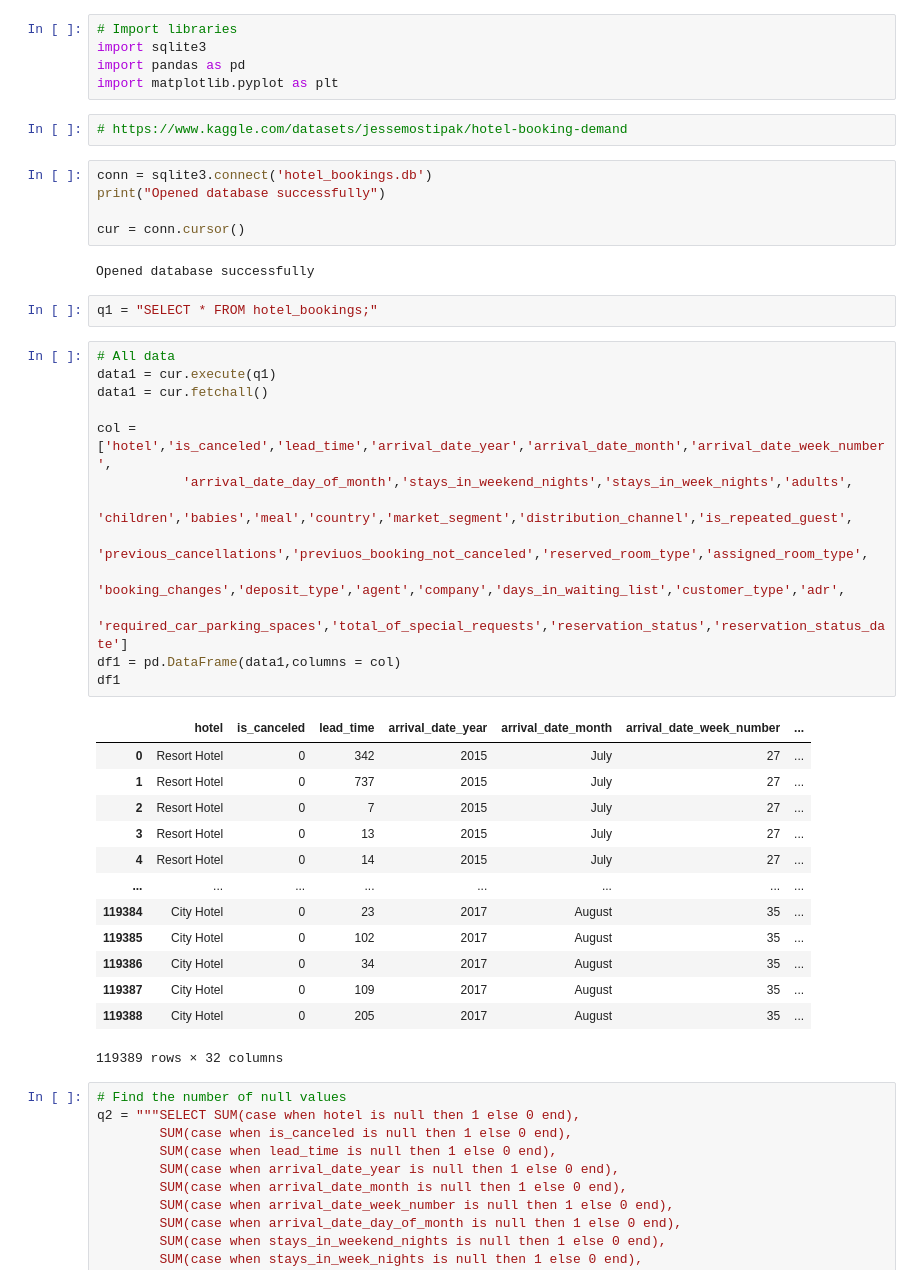
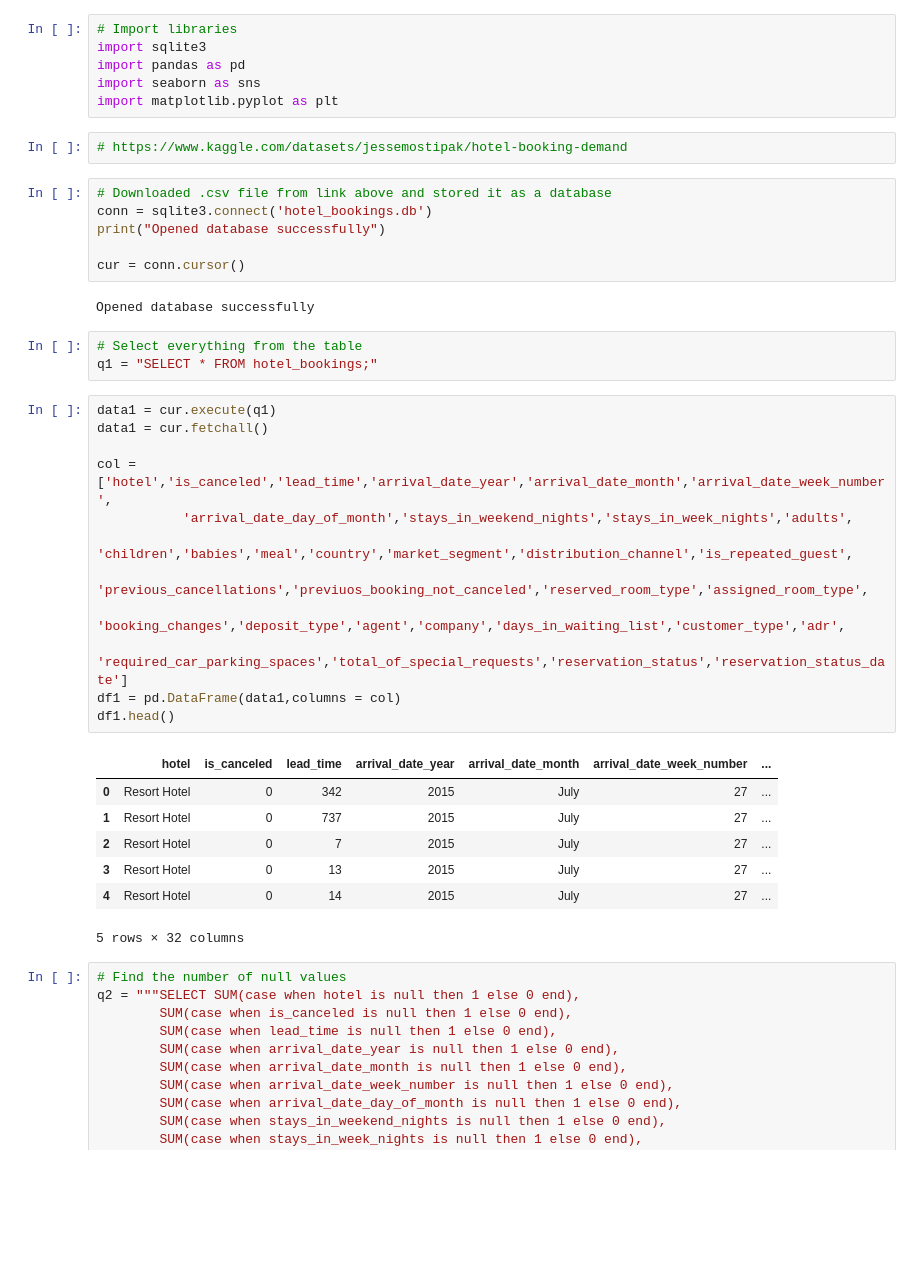
Before and after one commit to pimgcn/hotel-retrieving, a Jupyter notebook: hotel_bookings.ipynb, the cells around one changed output. Cells and saved outputs as stored; diff of their text form; blank space fills up the shorter version.

```diff
--- a/hotel_bookings.ipynb
+++ b/hotel_bookings.ipynb
@@ -2,10 +2,12 @@
 # Import libraries
 import sqlite3
 import pandas as pd
+import seaborn as sns
 import matplotlib.pyplot as plt
 # %%
 # https://www.kaggle.com/datasets/jessemostipak/hotel-booking-demand
 # %%
+# Downloaded .csv file from link above and stored it as a database
 conn = sqlite3.connect('hotel_bookings.db')
 print("Opened database successfully")
 
@@ -13,34 +15,28 @@ cur = conn.cursor()
 # %% [output]
 Opened database successfully
 # %%
+# Select everything from the table
 q1 = "SELECT * FROM hotel_bookings;"
 # %%
-# All data
 data1 = cur.execute(q1)
 data1 = cur.fetchall()
 
 col = ['hotel','is_canceled','lead_time','arrival_date_year','arrival_date_month','arrival_date_week_number',
            'arrival_date_day_of_month','stays_in_weekend_nights','stays_in_week_nights','adults',
            'children','babies','meal','country','market_segment','distribution_channel','is_repeated_guest',
            'previous_cancellations','previuos_booking_not_canceled','reserved_room_type','assigned_room_type',
            'booking_changes','deposit_type','agent','company','days_in_waiting_list','customer_type','adr',
            'required_car_parking_spaces','total_of_special_requests','reservation_status','reservation_status_date']
 df1 = pd.DataFrame(data1,columns = col)
-df1
+df1.head()
 # %% [output]
 |  | hotel | is_canceled | lead_time | arrival_date_year | arrival_date_month | arrival_date_week_number | ... |
 | 0 | Resort Hotel | 0 | 342 | 2015 | July | 27 | ... |
 | 1 | Resort Hotel | 0 | 737 | 2015 | July | 27 | ... |
 | 2 | Resort Hotel | 0 | 7 | 2015 | July | 27 | ... |
 | 3 | Resort Hotel | 0 | 13 | 2015 | July | 27 | ... |
 | 4 | Resort Hotel | 0 | 14 | 2015 | July | 27 | ... |
-| ... | ... | ... | ... | ... | ... | ... | ... |
-| 119384 | City Hotel | 0 | 23 | 2017 | August | 35 | ... |
-| 119385 | City Hotel | 0 | 102 | 2017 | August | 35 | ... |
-| 119386 | City Hotel | 0 | 34 | 2017 | August | 35 | ... |
-| 119387 | City Hotel | 0 | 109 | 2017 | August | 35 | ... |
-| 119388 | City Hotel | 0 | 205 | 2017 | August | 35 | ... |
-119389 rows × 32 columns
+5 rows × 32 columns
 # %%
 # Find the number of null values
 q2 = """SELECT SUM(case when hotel is null then 1 else 0 end),
```
Also changed, not shown: parts of 58 cells of this notebook.
